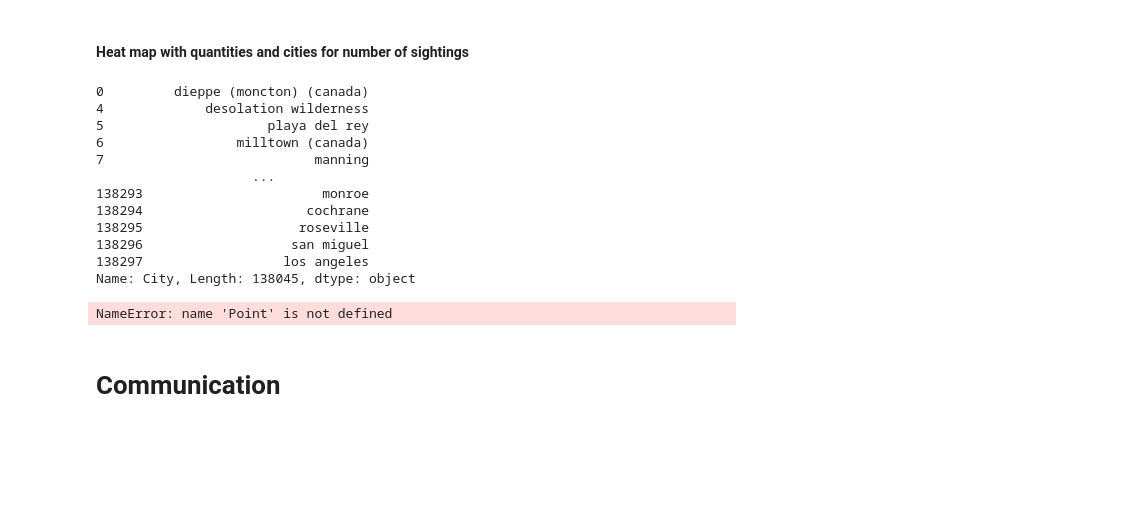
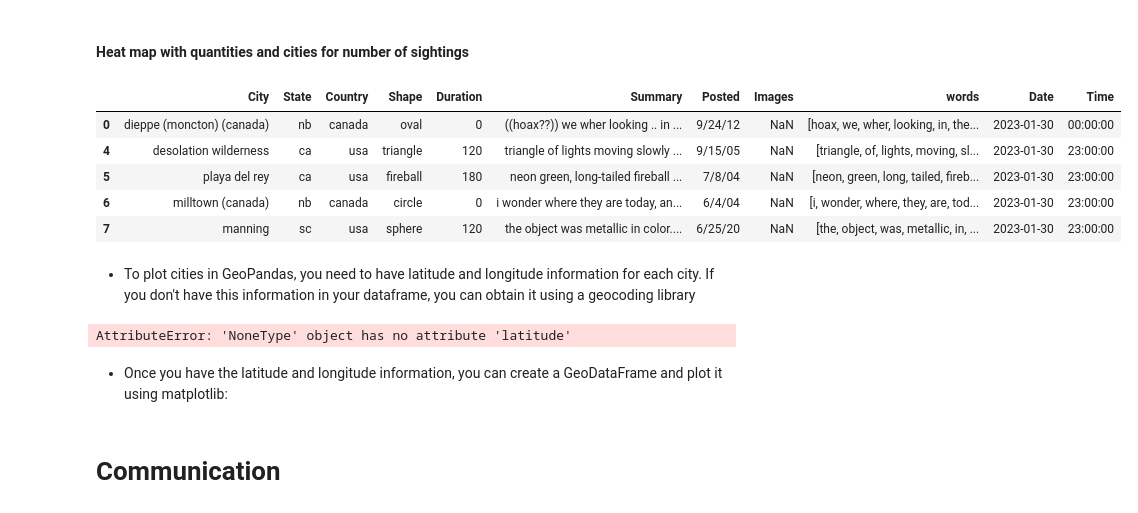
Before and after one commit to ortizfram/UFO-reports-analysis, a Jupyter notebook: UFO-reports.ipynb, the cells around one changed output. Cells and saved outputs as stored; diff of their text form; code cells hidden in the pictures; blank space fills up the shorter version.

```diff
--- a/UFO-reports.ipynb
+++ b/UFO-reports.ipynb
@@ -295,35 +295,32 @@ minimun duration:  1
 # %% [markdown]
 #### Heat map with quantities and cities for number of sightings
 # %%
-df_clean['City']
+df_clean.head()
 # %% [output]
-0         dieppe (moncton) (canada)
-4             desolation wilderness
-5                     playa del rey
-6                 milltown (canada)
-7                           manning
-                    ...
-138293                       monroe
-138294                     cochrane
-138295                    roseville
-138296                   san miguel
-138297                  los angeles
-Name: City, Length: 138045, dtype: object
+|  | City | State | Country | Shape | Duration | Summary | Posted | Images | words | Date | Time |
+| 0 | dieppe (moncton) (canada) | nb | canada | oval | 0 | ((hoax??)) we wher looking .. in ... | 9/24/12 | NaN | [hoax, we, wher, looking, in, the... | 2023-01-30 | 00:00:00 |
+| 4 | desolation wilderness | ca | usa | triangle | 120 | triangle of lights moving slowly ... | 9/15/05 | NaN | [triangle, of, lights, moving, sl... | 2023-01-30 | 23:00:00 |
+| 5 | playa del rey | ca | usa | fireball | 180 | neon green, long-tailed fireball ... | 7/8/04 | NaN | [neon, green, long, tailed, fireb... | 2023-01-30 | 23:00:00 |
+| 6 | milltown (canada) | nb | canada | circle | 0 | i wonder where they are today, an... | 6/4/04 | NaN | [i, wonder, where, they, are, tod... | 2023-01-30 | 23:00:00 |
+| 7 | manning | sc | usa | sphere | 120 | the object was metallic in color.... | 6/25/20 | NaN | [the, object, was, metallic, in, ... | 2023-01-30 | 23:00:00 |
+# %% [markdown]
+- To plot cities in GeoPandas, you need to have latitude and longitude information for each city. If you don't have this information in your dataframe, you can obtain it using a geocoding library
 # %%
 import geopandas as gpd
 import folium
+from geopy.geocoders import Nominatim
 
-# Convert to DataFrame
-df_pd = pd.DataFrame(df_clean)
 
-# Convert the dataframe into a Geopandas dataframe
-gdf = gpd.GeoDataFrame(df_pd, geometry=[Point(0, 0) for i in range(5)]) #add latitude and long
+geolocator = Nominatim(user_agent="geoapiExercises")
 
-''' In this example, all the sightings are represented by a
-single point at (0, 0) for simplicity. To accurately plot the locations, you'll need to add latitude and longitude columns to the dataframe.'''
-# Plot the data on a Folium map
-m = folium.Map(location=[45.5236, -122.6750], zoom_start=13)
-folium.GeoJson(gdf).add_to(m)
-m.save('map.html')
+def get_lat_long(city, state, country):
+    location = geolocator.geocode(f"{city}, {state}, {country}")
+    return (location.latitude, location.longitude)
+
+df['lat_long'] = df.apply(lambda x: get_lat_long(x['City'], x['State'], x['Country']), axis=1)
+df[['latitude', 'longitude']] = pd.DataFrame(df['lat_long'].tolist(), index=df.index)
+df.drop(columns=['lat_long'], inplace=True)
 # %% [output]
-NameError: name 'Point' is not defined
+AttributeError: 'NoneType' object has no attribute 'latitude'
+# %% [markdown]
+- Once you have the latitude and longitude information, you can create a GeoDataFrame and plot it using matplotlib:
```
Also changed, not shown: parts of 1 cell of this notebook.
